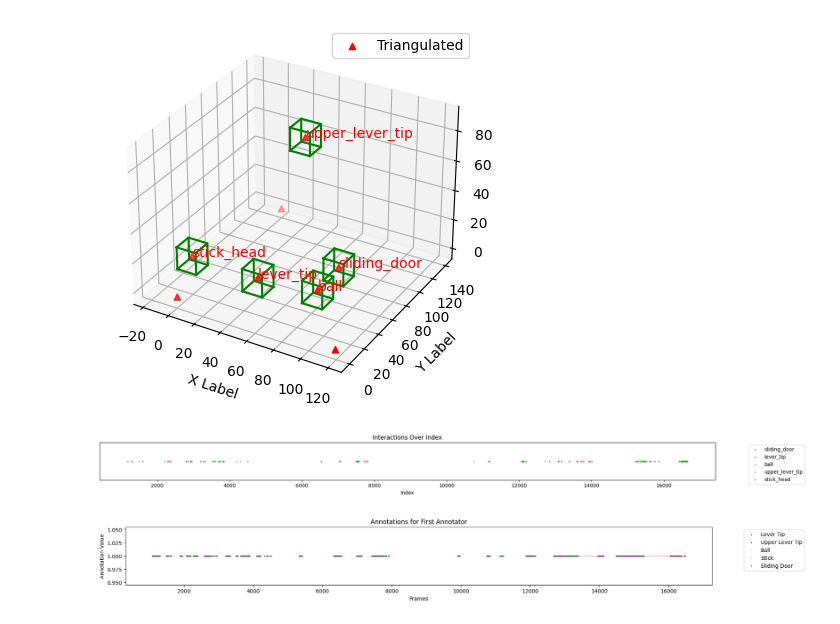
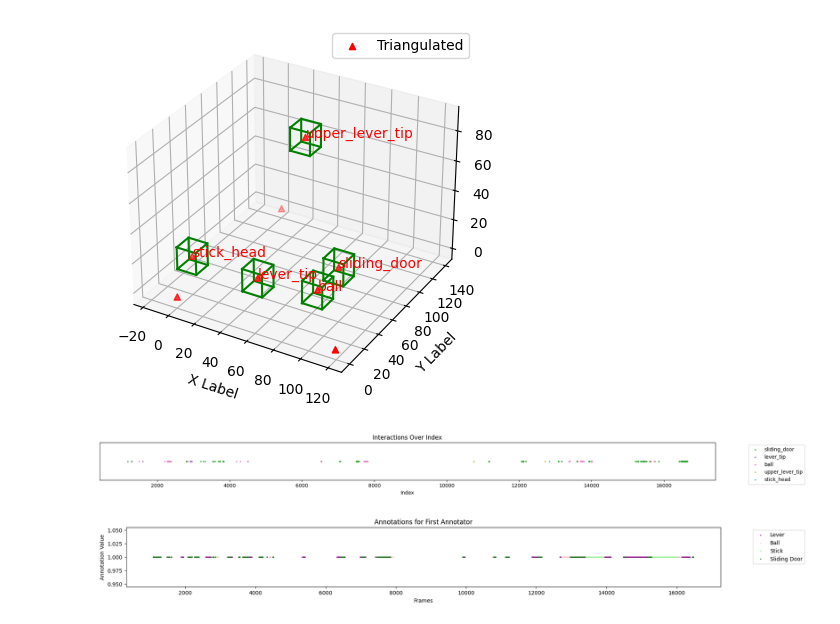
Before and after one commit to BoxedInKehrer/DLC_Proj, a Jupyter notebook: Step_2/wrangle_reference.ipynb, the cells around one changed output. Drawn from its saved outputs; the diff is of its cells as text; code cells hidden in the pictures.

```diff
--- a/Step_2/wrangle_reference.ipynb
+++ b/Step_2/wrangle_reference.ipynb
@@ -406,39 +406,36 @@ data = np.load('/home/box/coding/CTIR/2021-03-05_08-22-05_manual_annotations.npz
 
 # Extract the ethogram_interactions array
 ethogram_interactions = data['ethogram_interactions']
 
 # Extract data for the first annotator
 annotator_data = ethogram_interactions[0]
 
 # Frame indices
 frames = np.arange(annotator_data.shape[1])
 
 # Extract mechanism data for the first annotator
-lever_tip = annotator_data[0, :]
-upper_lever_tip = annotator_data[1, :]
-ball = annotator_data[2, :]
-stick = annotator_data[3, :]
+lever = annotator_data[0, :]
+ball = annotator_data[1, :]
+stick = annotator_data[2, :]
 door = annotator_data[3, :]  # Assuming the door data is in the same position as stick
 
 # Filter out the zero values for plotting
-lever_tip_nonzero = lever_tip != 0
-upper_lever_tip_nonzero = upper_lever_tip != 0
+lever_nonzero = lever != 0
 ball_nonzero = ball != 0
 stick_nonzero = stick != 0
 door_nonzero = door != 0
 
 # Plotting
 plt.figure(figsize=(20, 2))
-plt.scatter(frames[lever_tip_nonzero], lever_tip[lever_tip_nonzero], color='purple', label='Lever Tip', s=1)
-plt.scatter(frames[upper_lever_tip_nonzero], upper_lever_tip[upper_lever_tip_nonzero], color='purple', label='Upper Lever Tip', s=1)
+plt.scatter(frames[lever_nonzero], lever[lever_nonzero], color='purple', label='Lever', s=1)
 plt.scatter(frames[ball_nonzero], ball[ball_nonzero], color='pink', label='Ball', s=1)
 plt.scatter(frames[stick_nonzero], stick[stick_nonzero], color='lightgreen', label='Stick', s=1)
 plt.scatter(frames[door_nonzero], door[door_nonzero], color='darkgreen', label='Sliding Door', s=1)
 
 plt.xlabel('Frames')
 plt.ylabel('Annotation Value')
 plt.title('Annotations for First Annotator')
 plt.legend(bbox_to_anchor=(1.05, 1), loc='upper left')
 plt.show()
 # %% [output]
-[figure, old version]
+[figure, new version]
```
